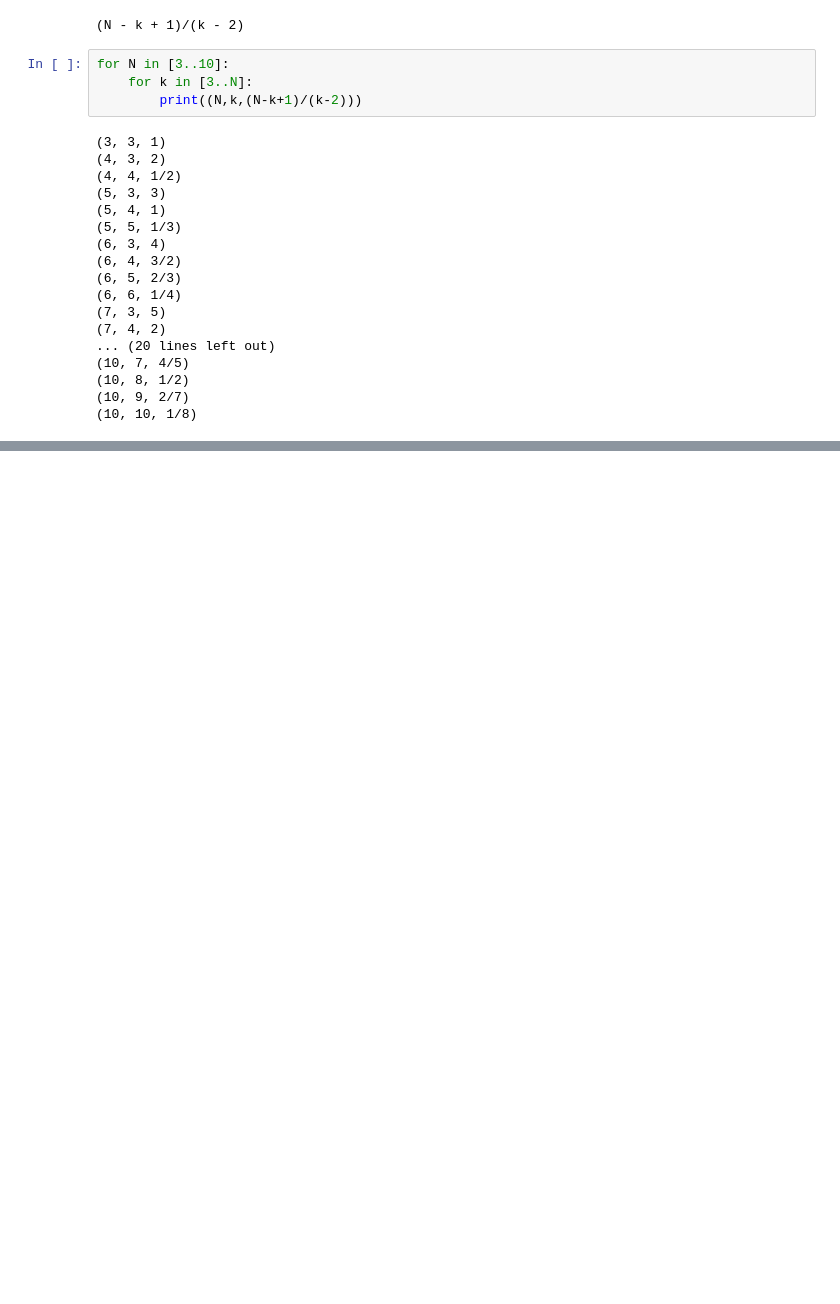
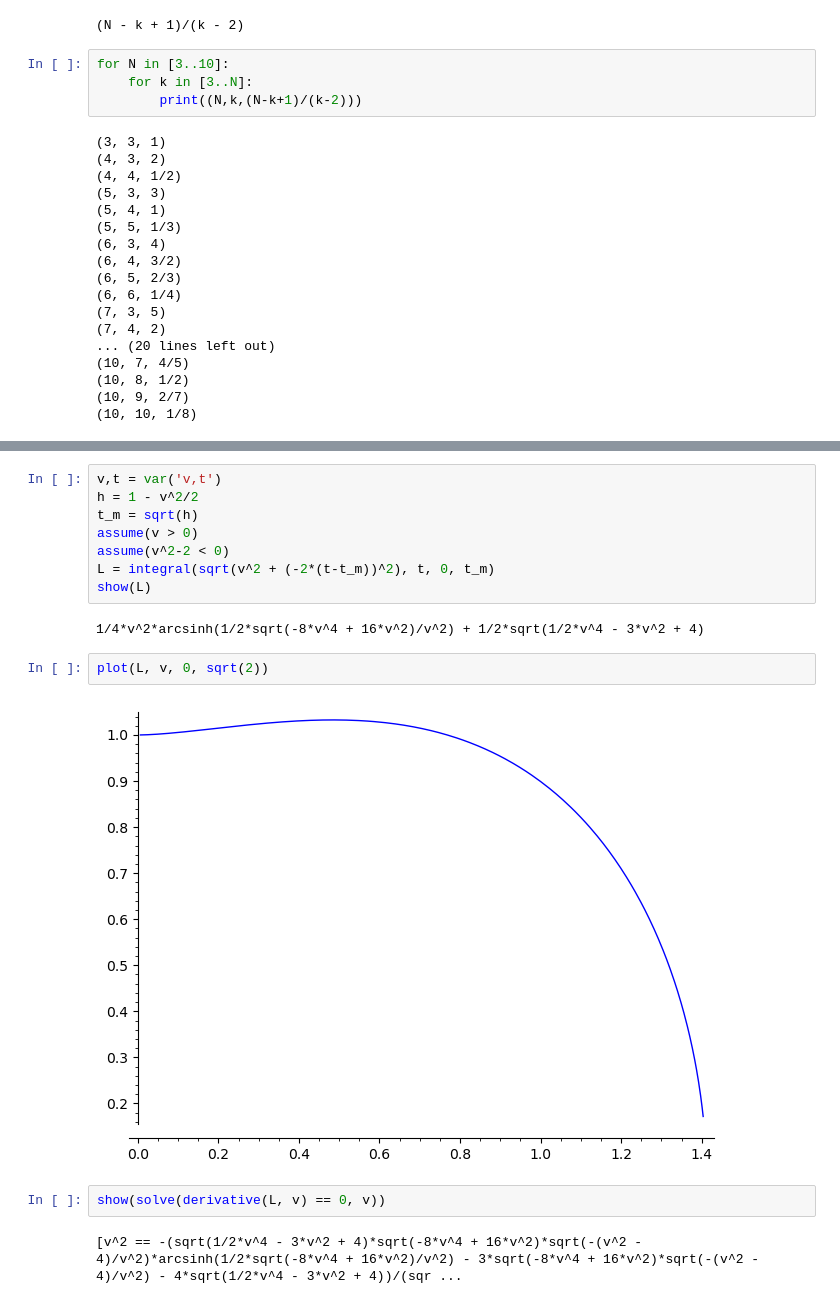
Before and after one commit to qpliu/sunday-puzzle, a Jupyter notebook: riddler/2024/20241025.ipynb, the cells around one changed output, grey strips where cells are left out. Cells and saved outputs as stored; diff of their text form; blank space fills up the shorter version.

```diff
--- a/riddler/2024/20241025.ipynb
+++ b/riddler/2024/20241025.ipynb
@@ -81,0 +113,18 @@ for N in [3..10]:
+# %%
+v,t = var('v,t')
+h = 1 - v^2/2
+t_m = sqrt(h)
+assume(v > 0)
+assume(v^2-2 < 0)
+L = integral(sqrt(v^2 + (-2*(t-t_m))^2), t, 0, t_m)
+show(L)
+# %% [output]
+1/4*v^2*arcsinh(1/2*sqrt(-8*v^4 + 16*v^2)/v^2) + 1/2*sqrt(1/2*v^4 - 3*v^2 + 4)
+# %%
+plot(L, v, 0, sqrt(2))
+# %% [output]
+[figure, added]
+# %%
+show(solve(derivative(L, v) == 0, v))
+# %% [output]
+[v^2 == -(sqrt(1/2*v^4 - 3*v^2 + 4)*sqrt(-8*v^4 + 16*v^2)*sqrt(-(v^2 - 4)/v^2)*arcsinh(1/2*sqrt(-8*v^4 + 16*v^2)/v^2) - 3*sqrt(-8*v^4 + 16*v^2)*sqrt(-(v^2 - 4)/v^2) - 4*sqrt(1/2*v^4 - 3*v^2 + 4))/(sqr ...
```
Also changed, not shown: parts of 12 cells of this notebook.
